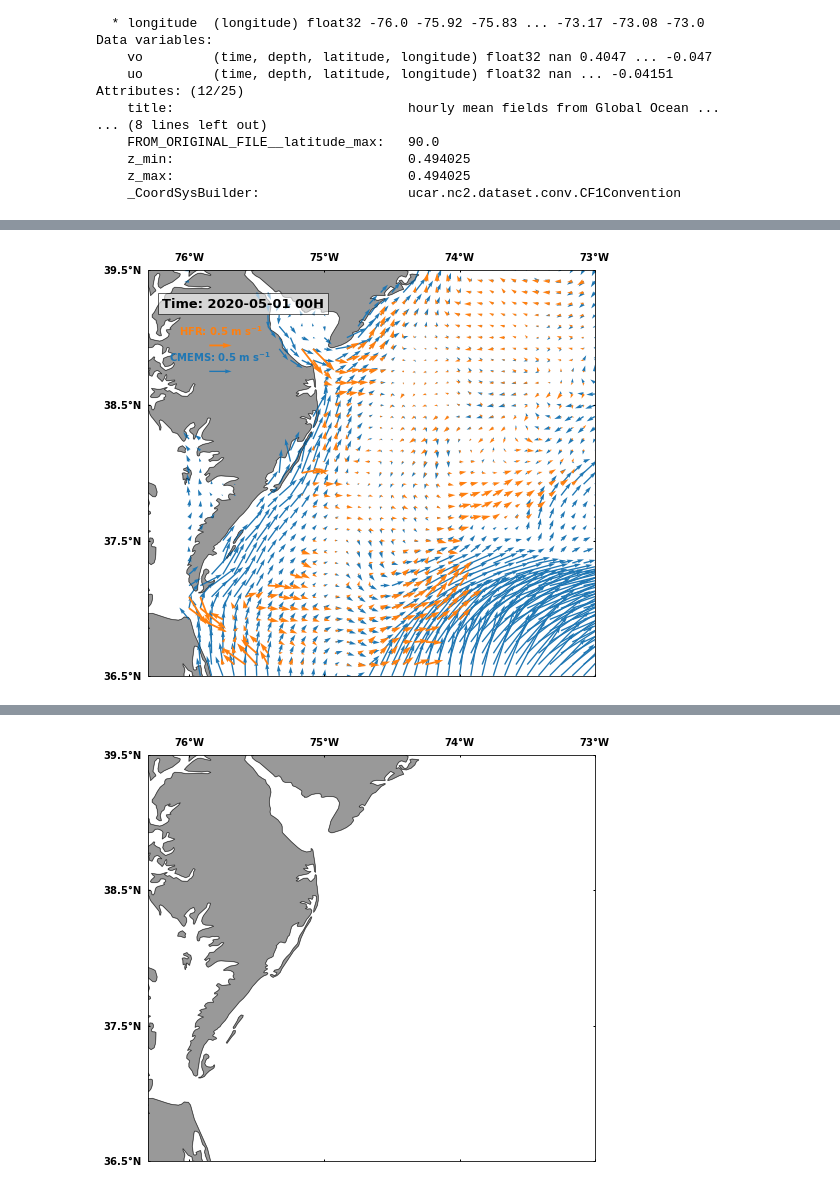
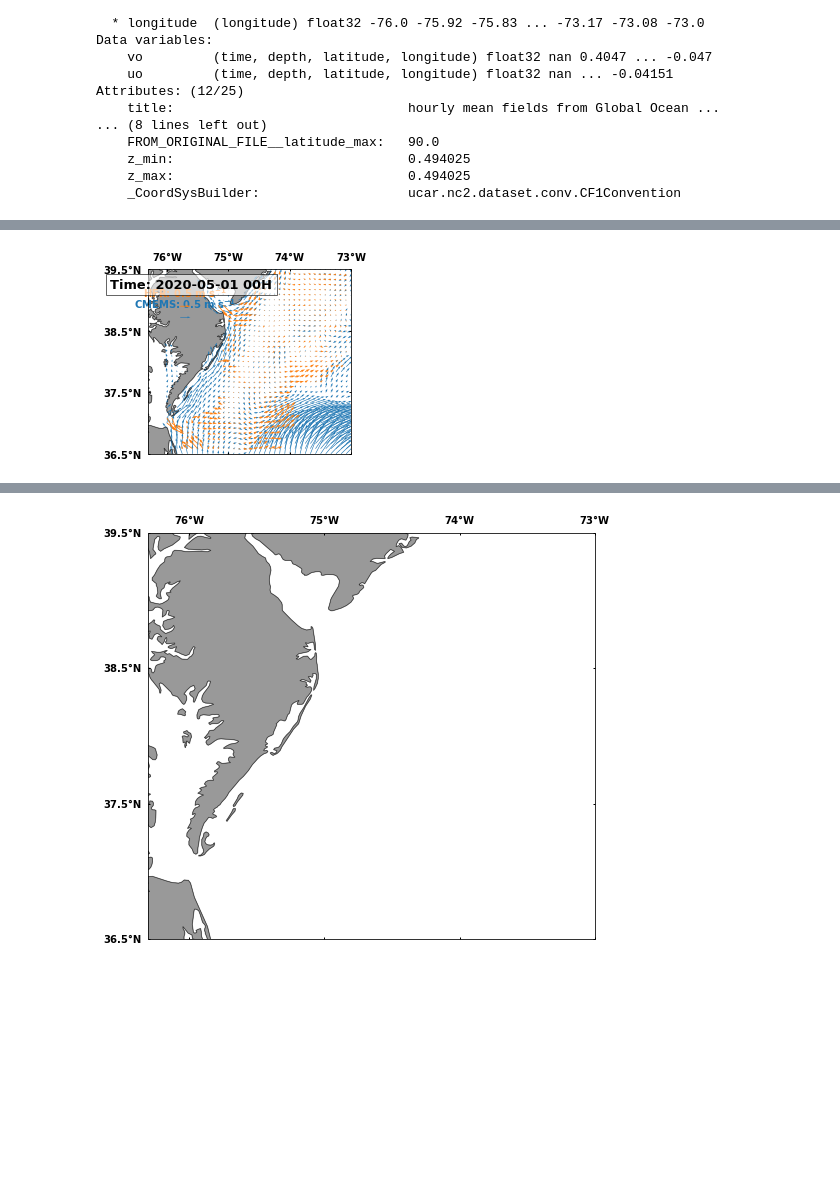
Before and after one commit to oceanhackweek/ohw21-proj-coastal-radar, a Jupyter notebook: visualization-HFR-CMEMS.ipynb, the cells around one changed output, grey strips where cells are left out. Drawn from its saved outputs; the diff is of its cells as text; code cells hidden in the pictures; blank space fills up the shorter version.

```diff
--- a/visualization-HFR-CMEMS.ipynb
+++ b/visualization-HFR-CMEMS.ipynb
@@ -121,61 +216,63 @@ Vm = np.ma.masked_invalid(datam.vo.values).squeeze()
 # %%
 # conventional map (cartopy)
 proj = ccrs.PlateCarree()
 
-for i in range(5):
-    fig = plt.figure(figsize=(8,12))
-    ax = fig.add_subplot(1,1,1,projection=proj)
-    ax.set_extent([lonw, lone, lats, latn])
+#for i in range(5):
+i = 0
+fig = plt.figure(1,figsize=(8,12))
+ax = fig.add_subplot(1,2,1,projection=proj)
+ax.set_extent([lonw, lone, lats, latn])
 
-    ax.xaxis.set_major_formatter(LongitudeFormatter())
-    ax.yaxis.set_major_formatter(LatitudeFormatter())
+ax.xaxis.set_major_formatter(LongitudeFormatter())
+ax.yaxis.set_major_formatter(LatitudeFormatter())
 
-    stp = 1
-    lon_ticks = np.around(np.arange(int(lonw),int(lone)+stp),1) #[-75, -74, -73, -72, -71, -70, -69]
-    lat_ticks = np.around(np.arange(lats,latn+stp),1)
+stp = 1
+lon_ticks = np.around(np.arange(int(lonw),int(lone)+stp),1) #[-75, -74, -73, -72, -71, -70, -69]
+lat_ticks = np.around(np.arange(lats,latn+stp),1)
 
-    ax.set_xticks(lon_ticks, crs=ccrs.PlateCarree())
-    ax.set_yticks(lat_ticks, crs=ccrs.PlateCarree())
+ax.set_xticks(lon_ticks, crs=ccrs.PlateCarree())
+ax.set_yticks(lat_ticks, crs=ccrs.PlateCarree())
 
-    ax.xaxis.set_tick_params(which='major', size=2., width=1,
-                             direction='in', top='on', pad=7)
-    ax.yaxis.set_tick_params(which='major', size=2., width=1,
-                             direction='in', right='on',pad=7)
+ax.xaxis.set_tick_params(which='major', size=2., width=1,
+                         direction='in', top='on', pad=7)
+ax.yaxis.set_tick_params(which='major', size=2., width=1,
+                         direction='in', right='on',pad=7)
 
-    ax.tick_params(labelleft=True,labelbottom=False,labeltop=True,labelright=False)
-    ax.add_feature(cfeature.LAND.with_scale('10m'), facecolor='k', alpha=0.4)
-    ax.coastlines(resolution='10m',linewidth=0.3)
+ax.tick_params(labelleft=True,labelbottom=False,labeltop=True,labelright=False)
+ax.add_feature(cfeature.LAND.with_scale('10m'), facecolor='0', alpha=0.4)
+ax.coastlines(resolution='10m',linewidth=0.3)
 
-    #vmax = np.nanmean(magh)+2*np.nanstd(magh)
-    #bounds = np.linspace(0,vmax,5)
-    #norm = mpl.colors.Normalize(vmin=0., vmax=vmax)
+#vmax = np.nanmean(magh)+2*np.nanstd(magh)
+#bounds = np.linspace(0,vmax,5)
+#norm = mpl.colors.Normalize(vmin=0., vmax=vmax)
 
-    uh = griddata((xh.ravel(),yh.ravel()),Uh[i].ravel(),(xm,ym))
-    vh = griddata((xh.ravel(),yh.ravel()),Vh[i].ravel(),(xm,ym))
-    magh = griddata((xh.ravel(),yh.ravel()),Magh[i].ravel(),(xm,ym))
+uh = griddata((xh.ravel(),yh.ravel()),Uh[i].ravel(),(xm,ym))
+vh = griddata((xh.ravel(),yh.ravel()),Vh[i].ravel(),(xm,ym))
+magh = griddata((xh.ravel(),yh.ravel()),Magh[i].ravel(),(xm,ym))
 
-    um, vm, magm = Um[i], Vm[i], Magm[i]
+um, vm, magm = Um[i], Vm[i], Magm[i]
 
-    # plot current vectors
-    c1, c2 = 'C1', 'C0'
-    cf1=ax.quiver(xm,ym,uh,vh,color=c1,#magh,cmap=cmo.cm.tempo,
-                 scale=10,width=.004,zorder=2)
-    cf2=ax.quiver(xm,ym,um,vm,color=c2,#magm,cmap=cmo.cm.amp,
-                 scale=10,width=.003,zorder=1)
+# plot current vectors
+c1, c2 = 'C1', 'C0'
+cf1=ax.quiver(xm,ym,uh,vh,color=c1,#magh,cmap=cmo.cm.tempo,
+             scale=10,width=.004,zorder=2)
+cf2=ax.quiver(xm,ym,um,vm,color=c2,#magm,cmap=cmo.cm.amp,
+             scale=10,width=.003,zorder=1)
 
-    # add the scale for the currents magnitude
-    qk = ax.quiverkey(cf1, 0.25, 0.65, 0.5, label='HFR: 0.5 m s$^{-1}$', labelpos='N',
-                       coordinates='figure', labelcolor=c1)
-    qk = ax.quiverkey(cf2, 0.25, 0.62, 0.5, label='CMEMS: 0.5 m s$^{-1}$', labelpos='N',
-                       coordinates='figure', labelcolor=c2)
+# add the scale for the currents magnitude
+qk = ax.quiverkey(cf1, -75.7, 38.9, 0.5, label='HFR: 0.5 m s$^{-1}$', labelpos='N',
+                   coordinates='data', labelcolor=c1)
+qk = ax.quiverkey(cf2, -75.7, 38.72, 0.5, label='CMEMS: 0.5 m s$^{-1}$', labelpos='N',
+                   coordinates='data', labelcolor=c2)
 
-    # time stamp
-    the_time = np.datetime_as_string(datah.time.values[i], unit='h')#'%Y-%m-%d')
-    the_time = the_time[:10]+' %sH'%the_time[11:]
-    ax.text(-75.6,39.25,'Time: {:}'.format(the_time),fontsize=13,va='center', ha='center',
-            bbox=dict(facecolor='w', alpha=.6),transform=proj)
-    #print(i)
-    plt.show()
-    plt.close()
+# time stamp
+the_time = np.datetime_as_string(datah.time.values[i], unit='h')#'%Y-%m-%d')
+the_time = the_time[:10]+' %sH'%the_time[11:]
+ax.text(-75.6,39.25,'Time: {:}'.format(the_time),fontsize=13,va='center', ha='center',
+        bbox=dict(facecolor='w', alpha=.6),transform=proj)
+
+#print(i)
+plt.show()
+plt.close()
 # %% [output]
-[figure, old version]
+[figure, new version]
```
Also changed, not shown: parts of 5 cells of this notebook.
